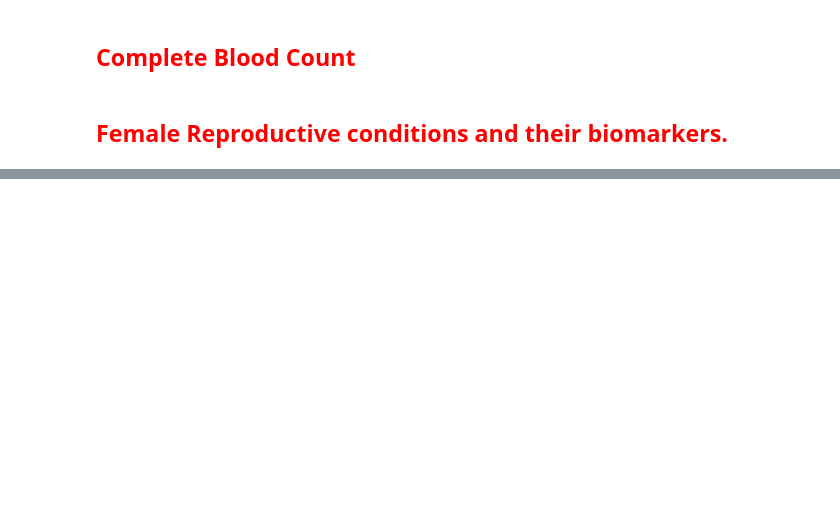
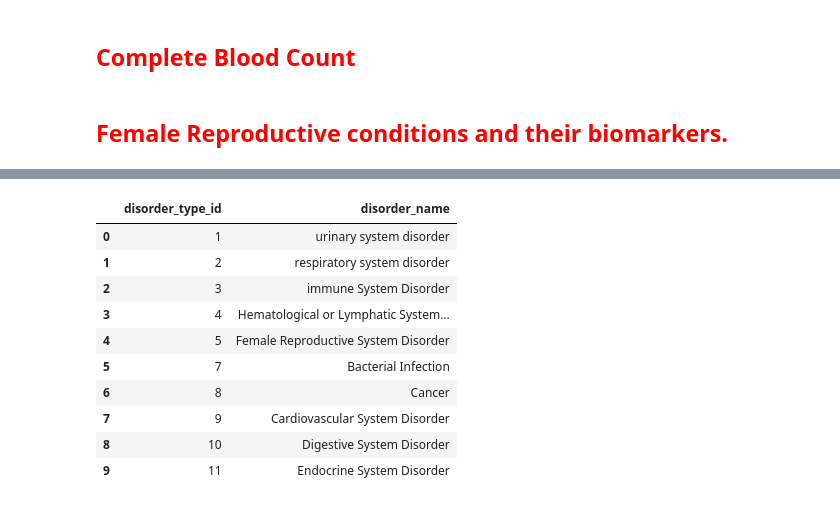
Before and after one commit to lisapol/mybio, a Jupyter notebook: BioMarkers.ipynb, the cells around one changed output, grey strips where cells are left out. Cells and saved outputs as stored; diff of their text form; code cells hidden in the pictures; blank space fills up the shorter version.

```diff
--- a/BioMarkers.ipynb
+++ b/BioMarkers.ipynb
@@ -21,8 +26,13 @@ biomarker_type: {Chemical, Protein, Genetic, Karyotype}
 # %%
+%%capture
+
 import os
-import pandas
+import pandas as pd
 import requests
 
+pd.options.display.max_rows
+pd.set_option('display.max_colwidth', -1)
+
 from pprint import pprint
 # %%
 ! which python3
@@ -206,0 +385,28 @@ protein_biomarkers_dict
+# %%
+disorders_types = [
+    [1, "urinary system disorder"],
+    [2, "respiratory system disorder"],
+    [3, "immune System Disorder"],
+    [4, "Hematological or Lymphatic System Disorder"],
+    [5, "Female Reproductive System Disorder"],
+    [7, "Bacterial Infection"],
+    [8, "Cancer"],
+    [9, "Cardiovascular System Disorder"],
+    [10, "Digestive System Disorder"],
+    [11, "Endocrine System Disorder"]]
+# %%
+disorder_type_df = pd.DataFrame(disorders_types, columns=['disorder_type_id', 'disorder_name'])
+# %%
+disorder_type_df
+# %% [output]
+|  | disorder_type_id | disorder_name |
+| 0 | 1 | urinary system disorder |
+| 1 | 2 | respiratory system disorder |
+| 2 | 3 | immune System Disorder |
+| 3 | 4 | Hematological or Lymphatic System... |
+| 4 | 5 | Female Reproductive System Disorder |
+| 5 | 7 | Bacterial Infection |
+| 6 | 8 | Cancer |
+| 7 | 9 | Cardiovascular System Disorder |
+| 8 | 10 | Digestive System Disorder |
+| 9 | 11 | Endocrine System Disorder |
```
Also changed, not shown: parts of 47 cells of this notebook, 2 other files.
